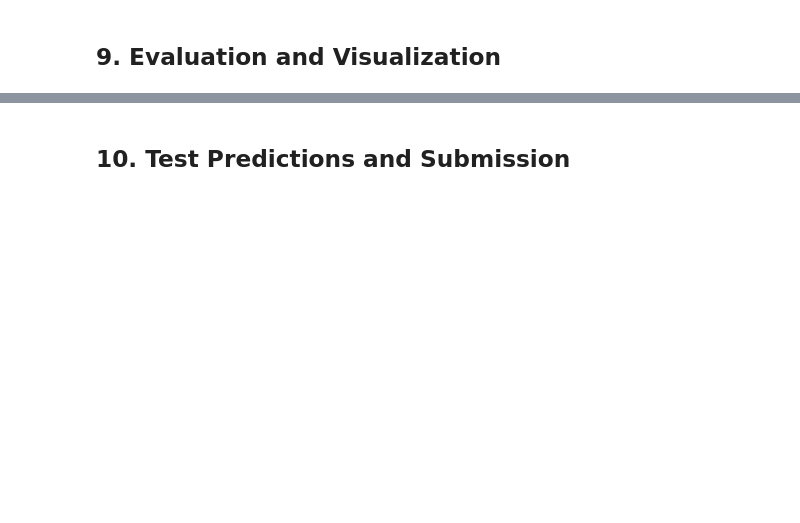
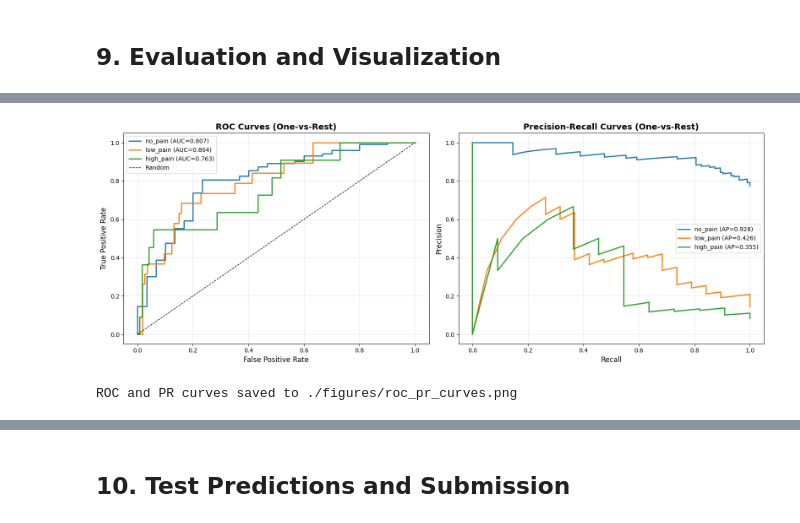
Before and after one commit to FilippoSaccomano/Cracking-Pain-Levels-from-Time-Series-Signals, a Jupyter notebook: pain_classification_pipeline.ipynb, the cells around one changed output, grey strips where cells are left out. Drawn from its saved outputs; the diff is of its cells as text; code cells hidden in the pictures; blank space fills up the shorter version.

```diff
--- a/pain_classification_pipeline.ipynb
+++ b/pain_classification_pipeline.ipynb
@@ -51,3 +833,41 @@ def build_model(input_shape, num_classes, units1=128, units2=64, head_units=64,
 # %%
-# ROC Curves (One-vs-Rest)y_val_proba = best_model.predict(X_val, verbose=0)y_val_binary = to_categorical(y_val, num_classes=num_classes)fig, axes = plt.subplots(1, 2, figsize=(16, 6))# ROCfor i in range(num_classes):    fpr, tpr, _ = roc_curve(y_val_binary[:, i], y_val_proba[:, i])    roc_auc = auc(fpr, tpr)    axes[0].plot(fpr, tpr, label=f'Class {i} (AUC={roc_auc:.3f})', linewidth=2)axes[0].plot([0, 1], [0, 1], 'k--', linewidth=1, label='Random')axes[0].set_xlabel('False Positive Rate', fontsize=12)axes[0].set_ylabel('True Positive Rate', fontsize=12)axes[0].set_title('ROC Curves (One-vs-Rest)', fontsize=14, fontweight='bold')axes[0].legend(fontsize=10)axes[0].grid(True, alpha=0.3)# Precision-Recallfor i in range(num_classes):    precision, recall, _ = precision_recall_curve(y_val_binary[:, i], y_val_proba[:, i])    avg_precision = average_precision_score(y_val_binary[:, i], y_val_proba[:, i])    axes[1].plot(recall, precision, label=f'Class {i} (AP={avg_precision:.3f})', linewidth=2)axes[1].set_xlabel('Recall', fontsize=12)axes[1].set_ylabel('Precision', fontsize=12)axes[1].set_title('Precision-Recall Curves (One-vs-Rest)', fontsize=14, fontweight='bold')axes[1].legend(fontsize=10)axes[1].grid(True, alpha=0.3)plt.tight_layout()plt.savefig('./figures/roc_pr_curves.png', dpi=300, bbox_inches='tight')plt.show()print("ROC and PR curves saved to ./figures/roc_pr_curves.png")
+# ROC Curves (One-vs-Rest)
+y_val_proba = best_model.predict(X_val, verbose=0)
+y_val_binary = to_categorical(y_val, num_classes=num_classes)
+label_names = [id_to_label[i] for i in range(num_classes)]
+
+fig, axes = plt.subplots(1, 2, figsize=(16, 6))
+
+# ROC
+for i in range(num_classes):
+    fpr, tpr, _ = roc_curve(y_val_binary[:, i], y_val_proba[:, i])
+    roc_auc = auc(fpr, tpr)
+    axes[0].plot(fpr, tpr, label=f"{label_names[i]} (AUC={roc_auc:.3f})", linewidth=2)
+
+axes[0].plot([0, 1], [0, 1], 'k--', linewidth=1, label='Random')
+axes[0].set_xlabel('False Positive Rate', fontsize=12)
+axes[0].set_ylabel('True Positive Rate', fontsize=12)
+axes[0].set_title('ROC Curves (One-vs-Rest)', fontsize=14, fontweight='bold')
+axes[0].legend(fontsize=10)
+axes[0].grid(True, alpha=0.3)
+
+# Precision-Recall
+for i in range(num_classes):
+    precision, recall, _ = precision_recall_curve(y_val_binary[:, i], y_val_proba[:, i])
+    avg_precision = average_precision_score(y_val_binary[:, i], y_val_proba[:, i])
+    axes[1].plot(recall, precision, label=f"{label_names[i]} (AP={avg_precision:.3f})", linewidth=2)
+
+axes[1].set_xlabel('Recall', fontsize=12)
+axes[1].set_ylabel('Precision', fontsize=12)
+axes[1].set_title('Precision-Recall Curves (One-vs-Rest)', fontsize=14, fontweight='bold')
+axes[1].legend(fontsize=10)
+axes[1].grid(True, alpha=0.3)
+
+plt.tight_layout()
+plt.savefig('./figures/roc_pr_curves.png', dpi=300, bbox_inches='tight')
+plt.show()
+print("ROC and PR curves saved to ./figures/roc_pr_curves.png")
+# %% [output]
+[figure, added]
+ROC and PR curves saved to ./figures/roc_pr_curves.png
 # %%
```
Also changed, not shown: parts of 23 cells of this notebook, 7 other files.
